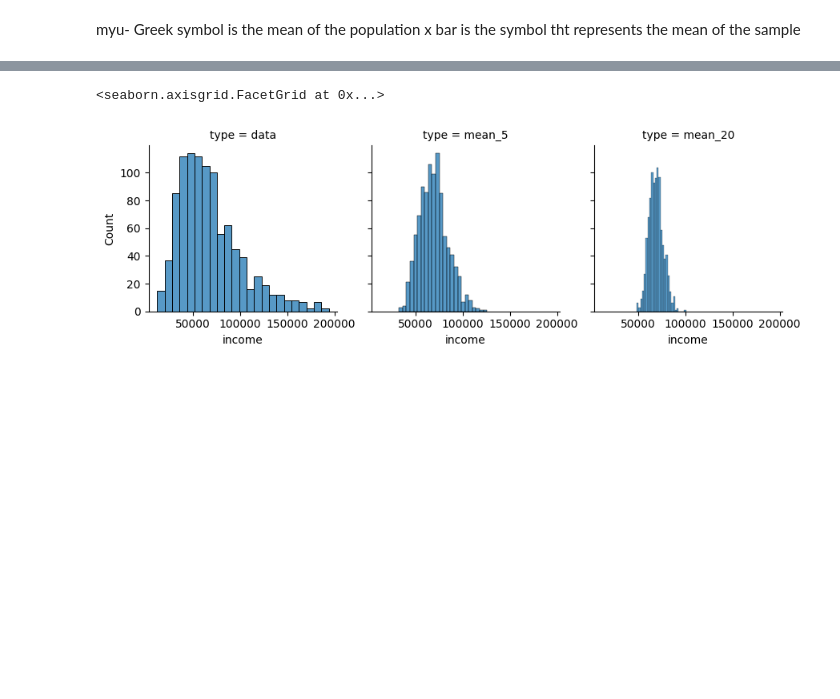
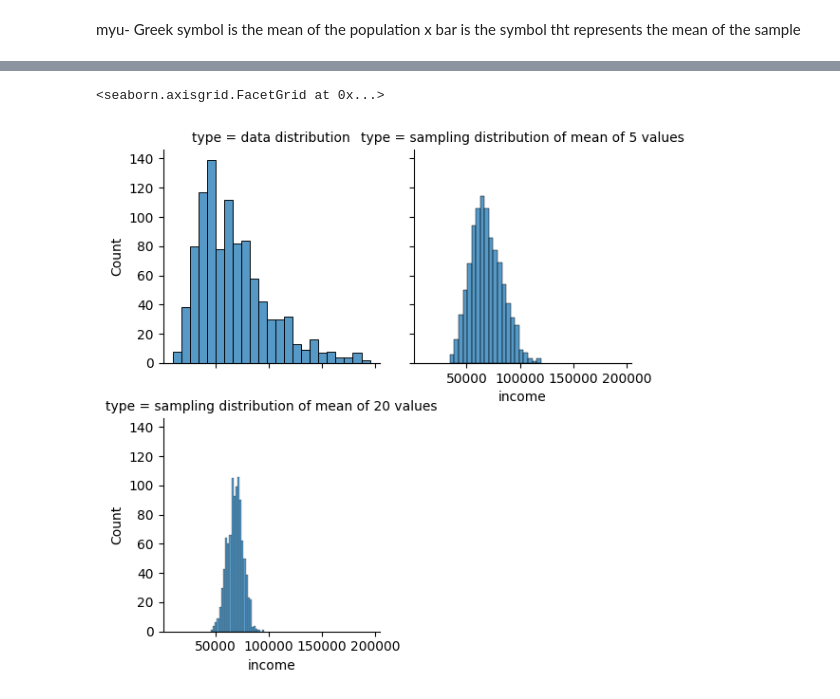
Before and after one commit to Anish-7/practical_statistics_notes, a Jupyter notebook: notes/chap2.ipynb, the cells around one changed output, grey strips where cells are left out. Cells and saved outputs as stored; diff of their text form; code cells hidden in the pictures; blank space fills up the shorter version.

```diff
--- a/notes/chap2.ipynb
+++ b/notes/chap2.ipynb
@@ -42,16 +73,16 @@ loans_income=loans_income
 # %%
-data_sample=pd.DataFrame({'income':loans_income.x.sample(1000),'type':'data'})
+data_sample=pd.DataFrame({'income':loans_income.x.sample(1000),'type': 'data distribution'})
 
 m5=[loans_income.x.sample(5).mean() for _ in range(1000)]
-mean_5=pd.DataFrame({'income':m5,'type':'mean_5'})
+mean_5=pd.DataFrame({'income':m5,'type':'sampling distribution of mean of 5 values'})
 
 m20=[loans_income.x.sample(20).mean() for _ in range(1000)]
-mean_20=pd.DataFrame({'income':m20,'type':'mean_20'})
+mean_20=pd.DataFrame({'income':m20,'type':'sampling distribution of mean of 20 values'})
 
 res=pd.concat([data_sample,mean_5,mean_20])
-gridplot=sns.FacetGrid(res,col='type',col_wrap=3)
+gridplot=sns.FacetGrid(res,col='type',col_wrap=2)
 
 gridplot.map(sns.histplot,'income',)
 # %% [output]
 <seaborn.axisgrid.FacetGrid at 0x...>
-[figure, old version]
+[figure, new version]
```
Also changed, not shown: parts of 5 cells of this notebook.
